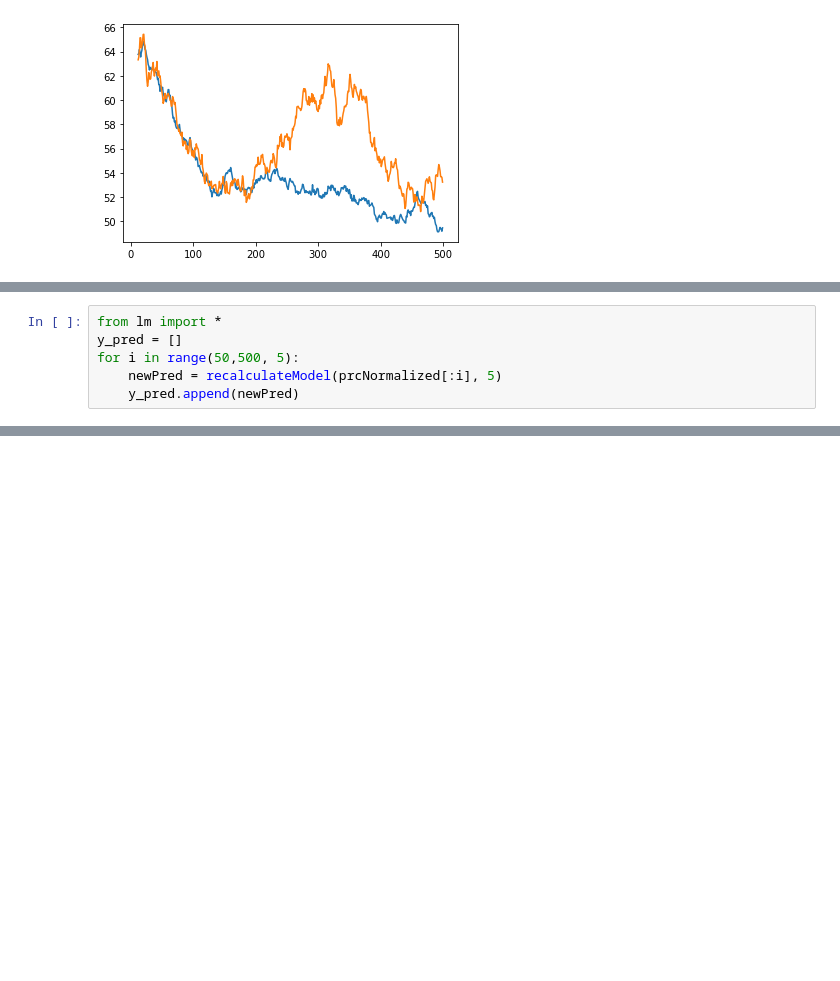
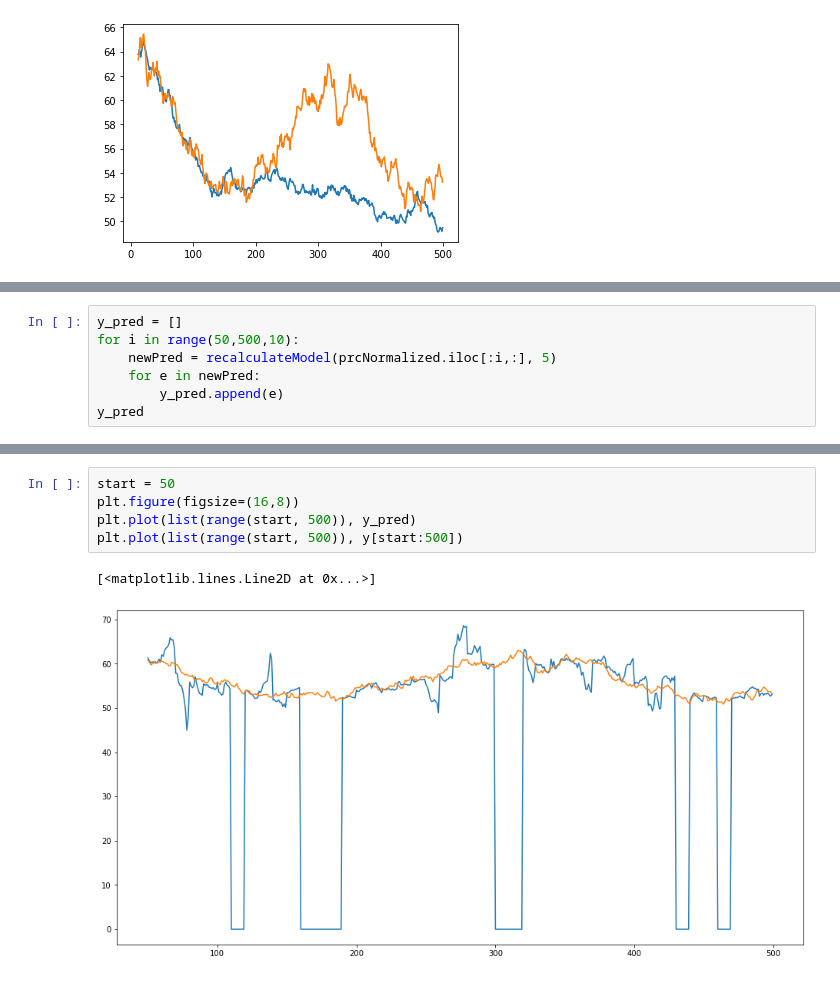
Before and after one commit to notalol1con/algothon2022, a Jupyter notebook: test.ipynb, the cells around one changed output, grey strips where cells are left out. Saved outputs shown, nothing was run; the diff lists cells and outputs as text; blank space fills up the shorter version.

Commit message:
corr model

```diff
--- a/test.ipynb
+++ b/test.ipynb
@@ -264,7 +296,8 @@ plt.plot(list(range(start, 500)), y[start:500])
 # %%
-from lm import *
 y_pred = []
-for i in range(50,500, 5):
-    newPred = recalculateModel(prcNormalized[:i], 5)
-    y_pred.append(newPred)
+for i in range(50,500,10):
+    newPred = recalculateModel(prcNormalized.iloc[:i,:], 5)
+    for e in newPred:
+        y_pred.append(e)
+y_pred
 # %% [output]
@@ -271,0 +321,8 @@ TypeError: object of type 'int' has no len()
+# %%
+start = 50
+plt.figure(figsize=(16,8))
+plt.plot(list(range(start, 500)), y_pred)
+plt.plot(list(range(start, 500)), y[start:500])
+# %% [output]
+[<matplotlib.lines.Line2D at 0x...>]
+[figure, added]
```
Also changed, not shown: parts of 2 cells of this notebook, 3 other files.
